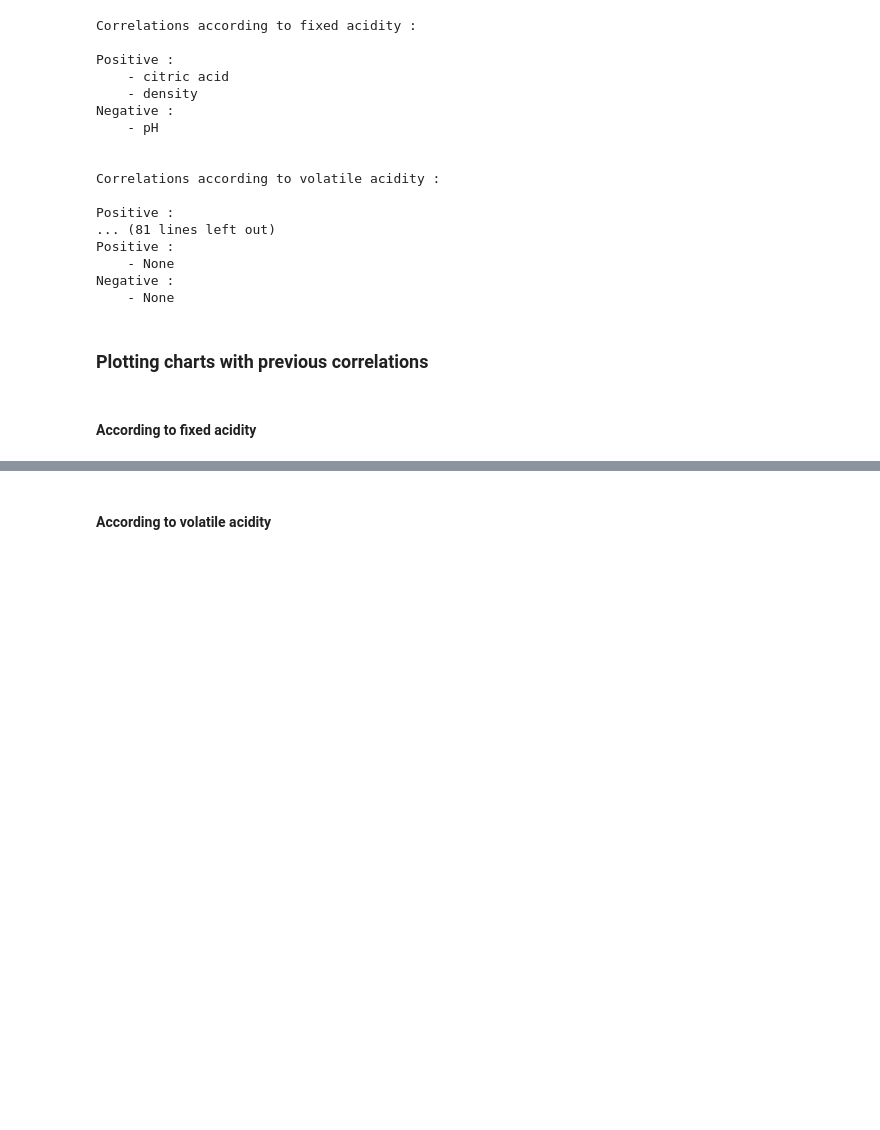
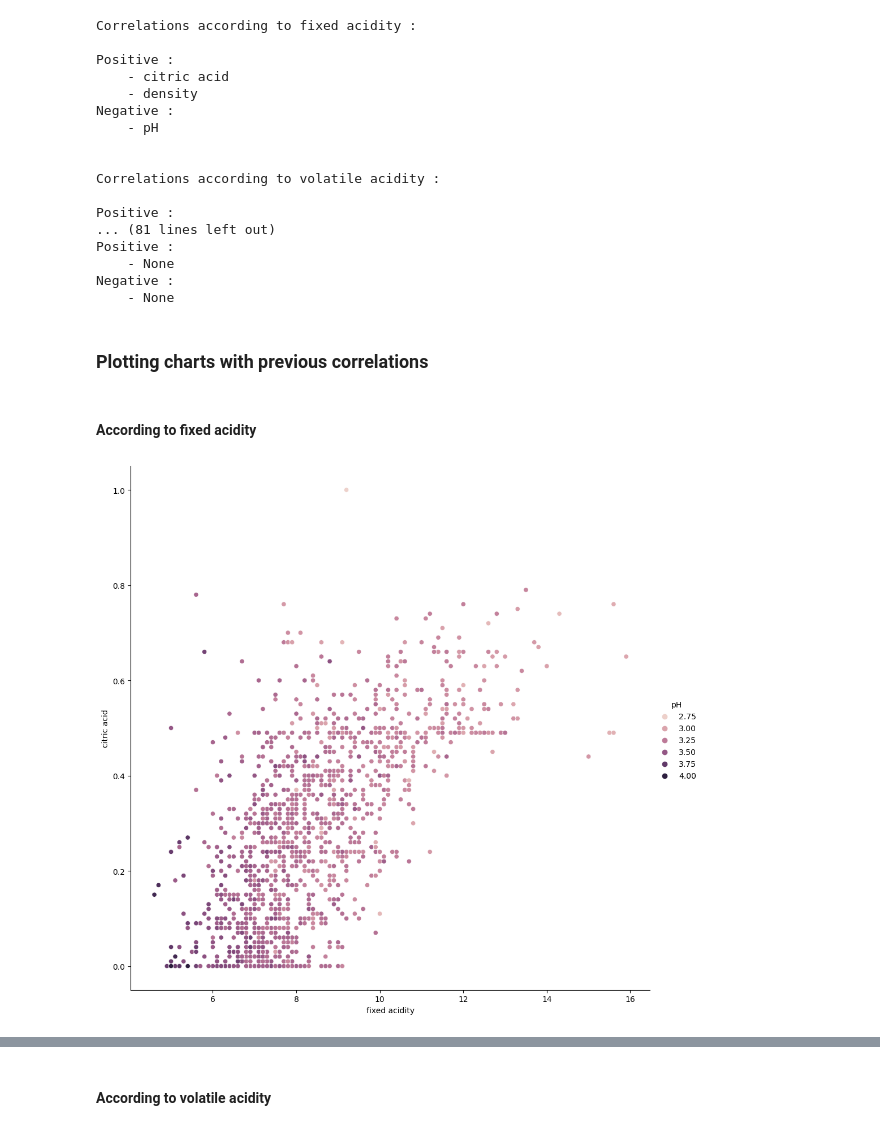
Before and after one commit to MartinDoussinet/WineQuality, a Jupyter notebook: Wine EDA.ipynb, the cells around one changed output, grey strips where cells are left out. Drawn from its saved outputs; the diff is of its cells as text; code cells hidden in the pictures; blank space fills up the shorter version.

```diff
--- a/Wine EDA.ipynb
+++ b/Wine EDA.ipynb
@@ -138,0 +159,26 @@ Negative :
+# %%
+#pH_hue = data["pH"]
+
+#for i in range (len(pH_hue)):
+#    if pH_hue[i] < 2.875:
+#        pH_hue[i] = 2.75
+#    elif pH_hue[i] < 3.125:
+#        pH_hue[i] = 3
+#    elif pH_hue[i] < 3.375:
+#        pH_hue[i] = 3.25
+#    elif pH_hue[i] < 3.625:
+#        pH_hue[i] = 3.5
+#    elif pH_hue[i] < 3.875:
+#        pH_hue[i] = 3.75
+#    else:
+#        pH_hue[i] = 4
+
+sns.relplot(x='fixed acidity', y="citric acid", hue="pH", data=data, height=10)#, palette=sns.color_palette('rocket', n_colors=5))
+plt.show()
+
+#cmap = sns.color_palette('rocket', n_colors=5)
+#flights = data.drop(columns=["volatile acidity", "residual sugar", "chlorides", "free sulfur dioxide", "total sulfur dioxide", "density", "sulphates", "alcohol", "quality"])
+#flights = flights.pivot_table("pH", "fixed acidity", "citric acid")
+#ax = sns.heatmap(flights, cmap = cmap)
+# %% [output]
+[figure, added]
```
Also changed, not shown: parts of 20 cells of this notebook.
